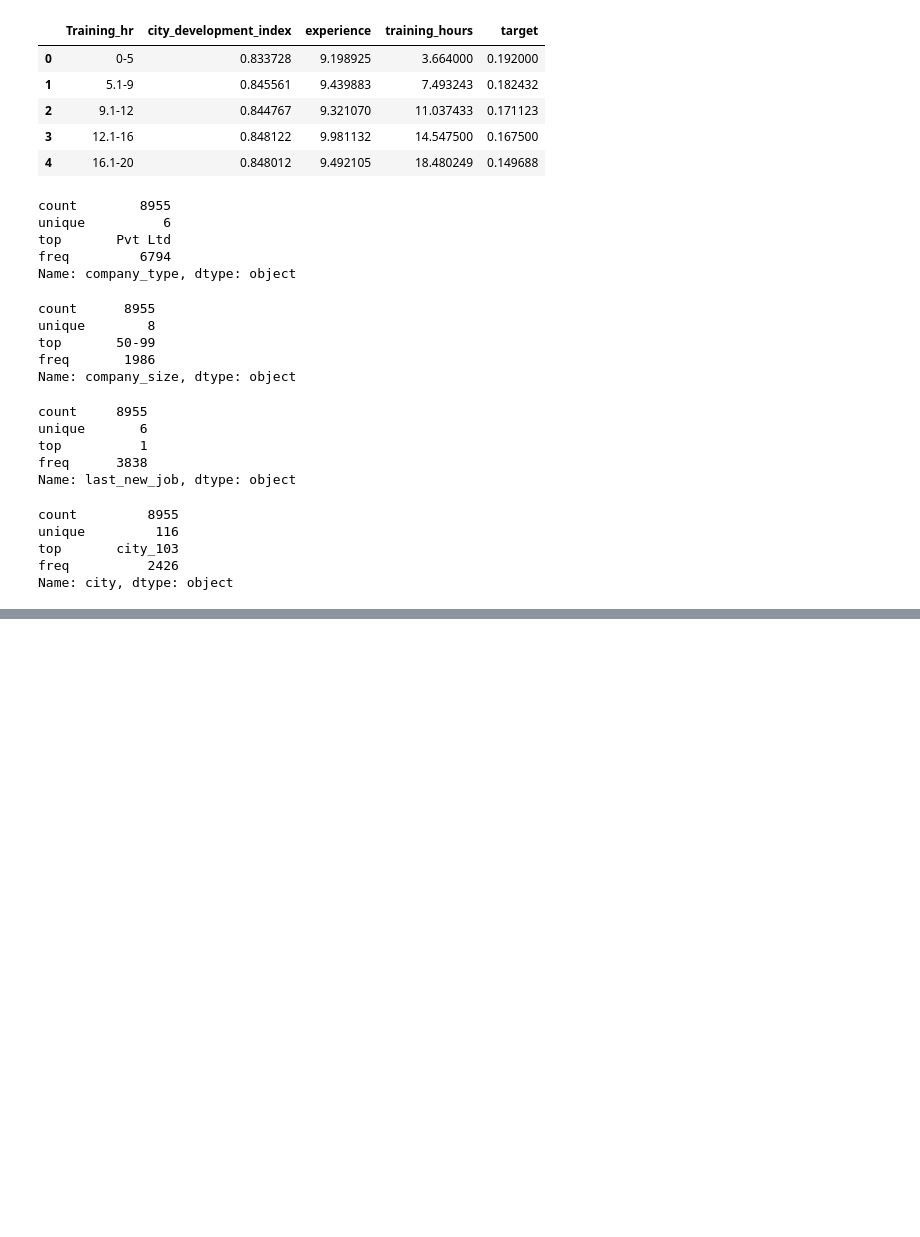
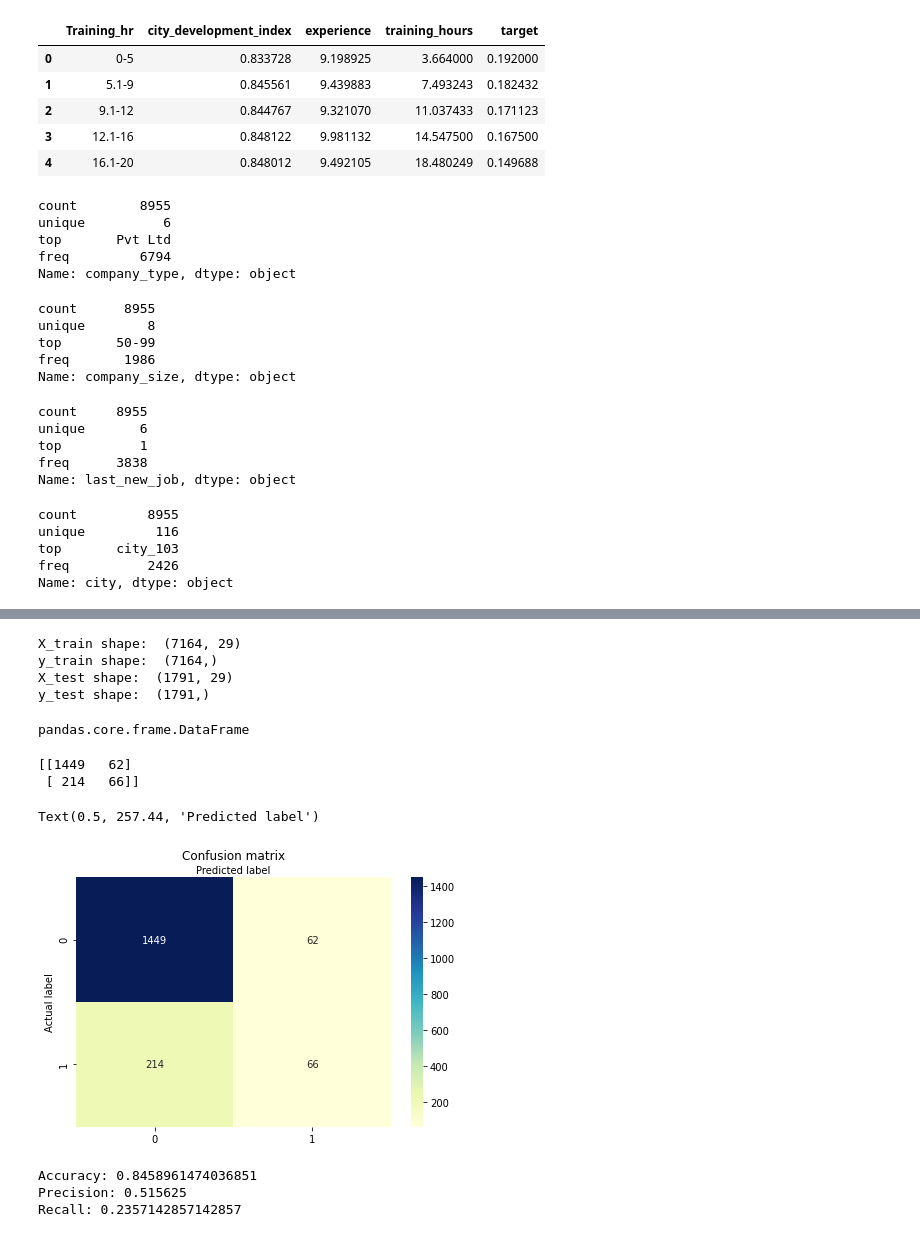
Before and after one commit to raul-miranda/DS-201-Project-1, a Jupyter notebook: Project_1.ipynb, the cells around one changed output, grey strips where cells are left out. Cells and saved outputs as stored; diff of their text form; code cells hidden in the pictures; blank space fills up the shorter version.

```diff
--- a/Project_1.ipynb
+++ b/Project_1.ipynb
@@ -620,0 +732,2 @@ z.head()
+# %%
+new_training3 = pd.get_dummies(new_training2, columns=['gender','relevant_experience','enrolled_university','education_level','major_discipline','company_type'])
@@ -620,0 +750,4 @@ z.head()
+# %%
+new_training3['education_level_High_School'] = 0
+new_training3['education_level_Primary_School'] = 0
+new_training3
@@ -620,0 +768,47 @@ z.head()
+# %%
+y = new_training3['target']
+X = new_training3.drop(['target'], axis=1)
+X_train, X_test, y_train, y_test = train_test_split(X,y,test_size=0.2, random_state=42)
+print ("X_train shape: ", X_train.shape)
+print ("y_train shape: ", y_train.shape)
+print ("X_test shape: ", X_test.shape)
+print ("y_test shape: ", y_test.shape)
+type(X_train)
+# %% [output]
+X_train shape:  (7164, 29)
+y_train shape:  (7164,)
+X_test shape:  (1791, 29)
+y_test shape:  (1791,)
+pandas.core.frame.DataFrame
+# %%
+model = LogisticRegression(max_iter=1000)
+model.fit(X_train, y_train)
+y_pred = pd.Series(model.predict(X_test))
+# %%
+cnf_matrix = metrics.confusion_matrix(y_test, y_pred)     # confusion matrix calculation
+print (cnf_matrix)
+class_names=[0,1] # name  of classes
+fig, ax = plt.subplots()
+tick_marks = np.arange(len(class_names))
+plt.xticks(tick_marks, class_names)
+plt.yticks(tick_marks, class_names)
+# create heatmap
+sns.heatmap(pd.DataFrame(cnf_matrix), annot=True, cmap="YlGnBu" ,fmt='g')
+ax.xaxis.set_label_position("top")
+plt.tight_layout()
+plt.title('Confusion matrix', y=1.1)
+plt.ylabel('Actual label')
+plt.xlabel('Predicted label')
+# %% [output]
+[[1449   62]
+ [ 214   66]]
+Text(0.5, 257.44, 'Predicted label')
+[figure, added]
+# %%
+print("Accuracy:",metrics.accuracy_score(y_test, y_pred))     # accuracy precision and recall calculation
+print("Precision:",metrics.precision_score(y_test, y_pred))
+print("Recall:",metrics.recall_score(y_test, y_pred))
+# %% [output]
+Accuracy: 0.8458961474036851
+Precision: 0.515625
+Recall: 0.2357142857142857
```
Also changed, not shown: parts of 18 cells of this notebook.
